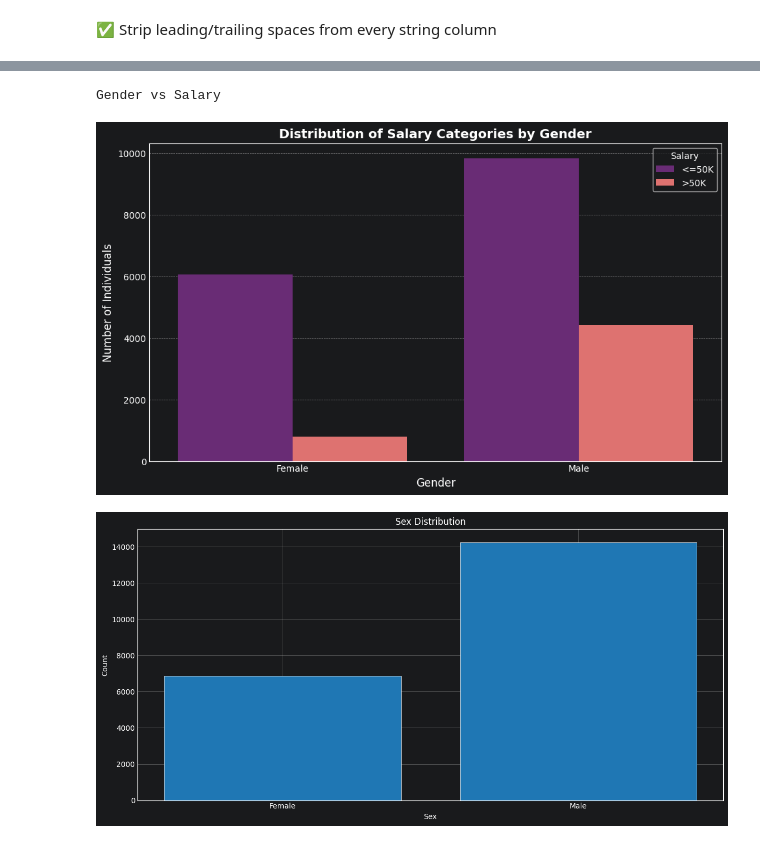
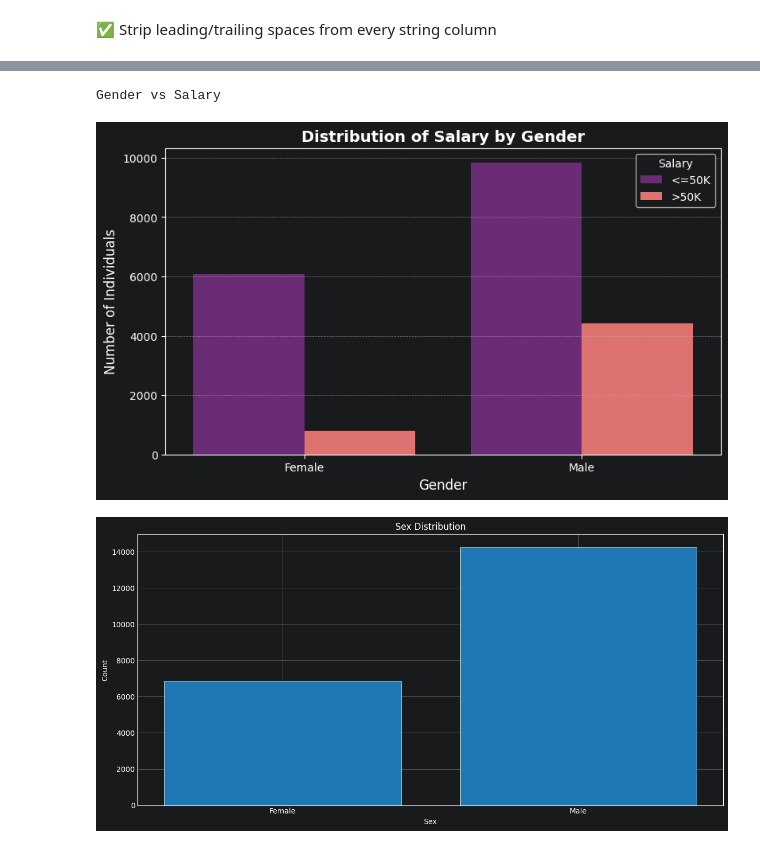
Before and after one commit to AhmedWaelRocket/CodeFather, a Jupyter notebook: CodeFather.ipynb, the cells around one changed output, grey strips where cells are left out. Drawn from its saved outputs; the diff is of its cells as text; code cells hidden in the pictures.

```diff
--- a/CodeFather.ipynb
+++ b/CodeFather.ipynb
@@ -84,22 +84,21 @@ plt.show()
 # %%
-# ─── Step: Visualization (Gender vs Salary) ──
 print("Gender vs Salary")
 
 plt.figure(figsize=(9, 5))
 sns.countplot(data=df_train, x='sex', hue='salary', palette='magma')
-plt.title('Distribution of Salary Categories by Gender', fontsize=14, fontweight='bold')
+plt.title('Distribution of Salary by Gender', fontsize=14, fontweight='bold')
 plt.xlabel('Gender', fontsize=12)
 plt.ylabel('Number of Individuals', fontsize=12)
 
 plt.xticks([0, 1], ["Female", "Male"])
 plt.legend(title="Salary", labels=["<=50K", ">50K"])
 
 #plt.legend(title='Salary Status')
 plt.grid(axis='y', linestyle='--', alpha=0.6)
 plt.show()
 # %% [output]
 Gender vs Salary
-[figure, old version]
+[figure, new version]
 # %%
 plt.style.use('_mpl-gallery')
 
```
Also changed, not shown: parts of 7 cells of this notebook, 2 other files.
